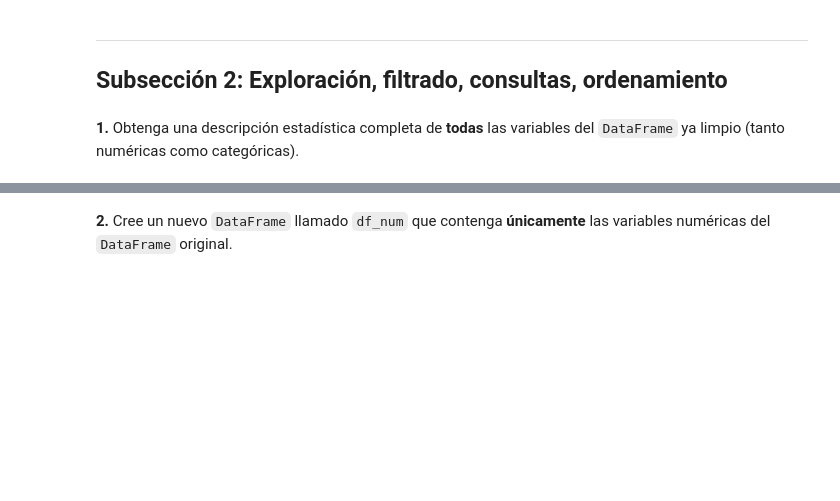
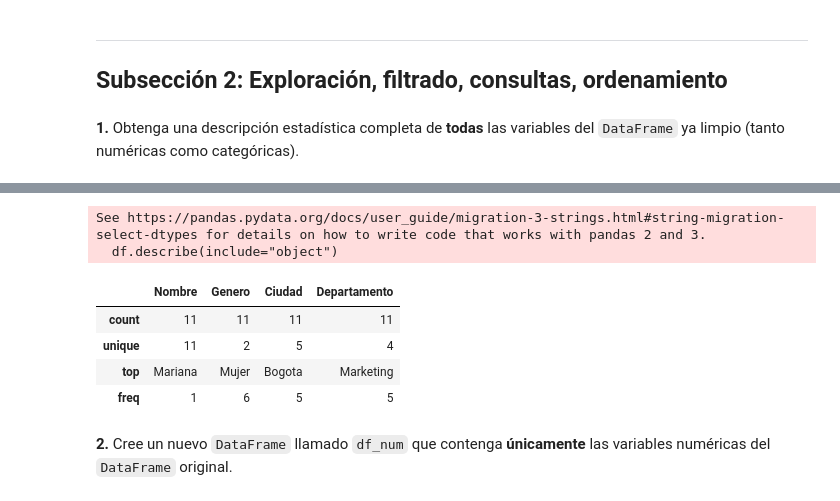
Before and after one commit to JuanPrieto16/aprendiendo_github, a Jupyter notebook: Taller_Preparcial_Seccion3_Pandas.ipynb, the cells around one changed output, grey strips where cells are left out. Cells and saved outputs as stored; diff of their text form; code cells hidden in the pictures; blank space fills up the shorter version.

```diff
--- a/Taller_Preparcial_Seccion3_Pandas.ipynb
+++ b/Taller_Preparcial_Seccion3_Pandas.ipynb
@@ -176,3 +186,13 @@ df
+# %%
+df.describe(include="object")
+# %% [output]
+See https://pandas.pydata.org/docs/user_guide/migration-3-strings.html#string-migration-select-dtypes for details on how to write code that works with pandas 2 and 3.
+  df.describe(include="object")
+|  | Nombre | Genero | Ciudad | Departamento |
+| count | 11 | 11 | 11 | 11 |
+| unique | 11 | 2 | 5 | 4 |
+| top | Mariana | Mujer | Bogota | Marketing |
+| freq | 1 | 6 | 5 | 5 |
 # %% [markdown]
 **2.** Cree un nuevo `DataFrame` llamado `df_num` que contenga **únicamente** las variables numéricas del `DataFrame` original.
 # %%
```
Also changed, not shown: parts of 1 cell of this notebook.
